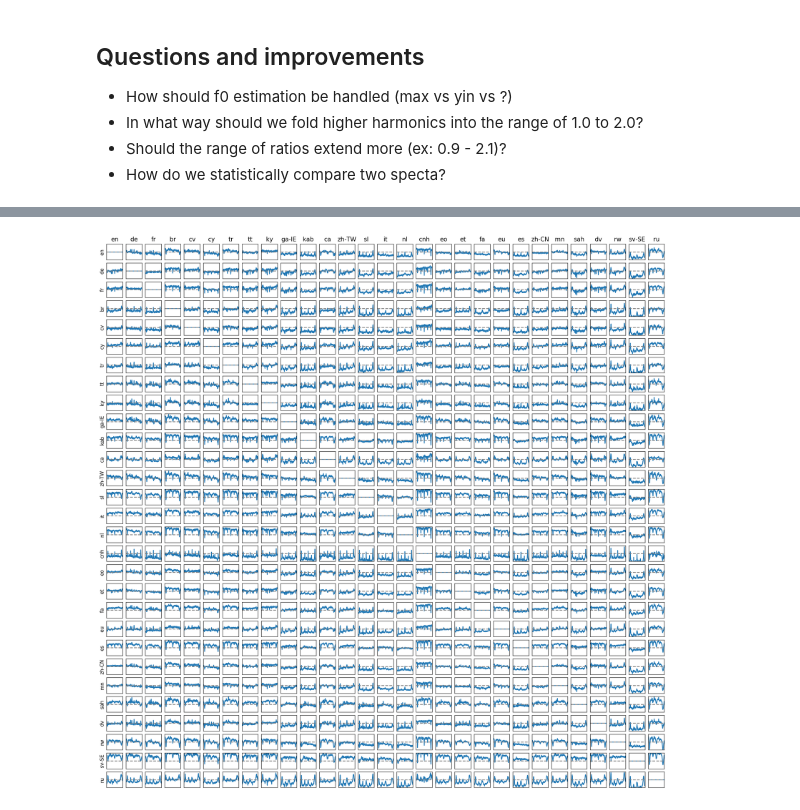
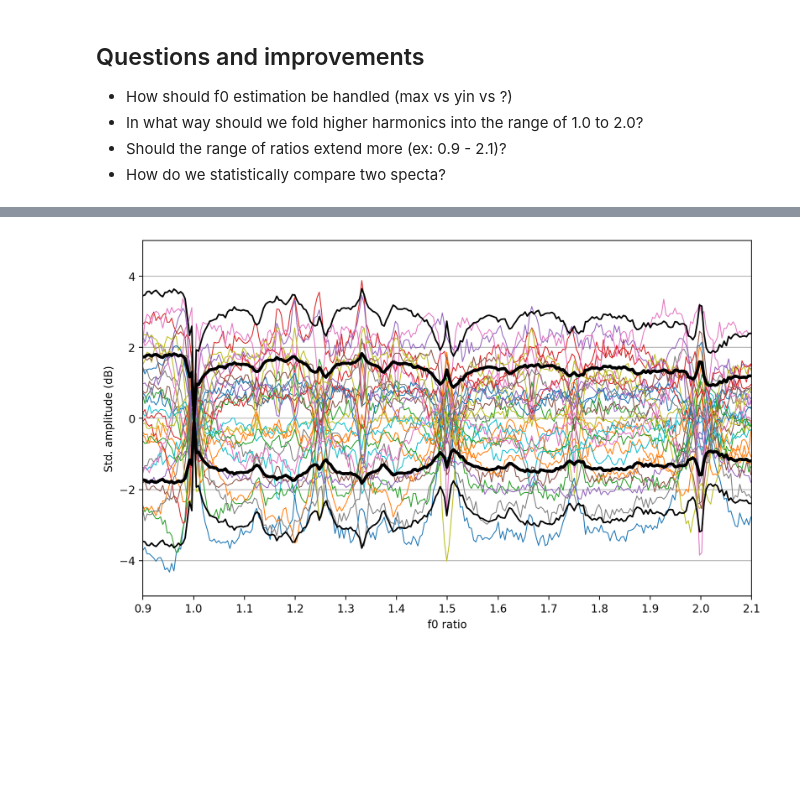
Before and after one commit to csteinmetz1/consynthance, a Jupyter notebook: voice.ipynb, the cells around one changed output, grey strips where cells are left out. Drawn from its saved outputs; the diff is of its cells as text; code cells hidden in the pictures; blank space fills up the shorter version.

```diff
--- a/voice.ipynb
+++ b/voice.ipynb
@@ -317,3 +317,39 @@ plt.show()
+# %%
+fig, ax = plt.subplots(figsize=(10, 6))
+
+for idx, lang in enumerate(langs):
+    plt.plot(ratio_idx, spectrum_mean - freq_data_mean_db[:,idx], linewidth=0.8)
+
+plt.plot(ratio_idx, spectrum_std, linestyle="-", c='k',  linewidth=2.8, zorder=99)
+plt.plot(ratio_idx, -spectrum_std, linestyle="-", c='k',  linewidth=2.8, zorder=99)
+plt.plot(ratio_idx, 2 * spectrum_std, linestyle="-", c='k', linewidth=1.4,  zorder=99)
+plt.plot(ratio_idx, -2 * spectrum_std, linestyle="-", c='k', linewidth=1.4, zorder=99)
+
+common = [6/5, 5/4, 4/3, 7/5, 3/2, 8/5, 5/3, 9/5, 2/1]
+names = ["m3", "M3", "P4", "tt", "P5", " m6", "M6", "m7", "P8"]
+
+ylim_range = 3
+
+for ratio, name in zip(common, names):
+    idx = np.argwhere(ratio_idx == find_nearest(ratio_idx, ratio))
+    x_val = ratio_idx[idx]
+    ymin = np.abs(np.squeeze(spectrum_std[idx])) / ylim_range
+    ymax = ymin + 0.08
+
+    ymag = np.squeeze(spectrum_std[idx])
+
+    #plt.axvline(x_val, ymin=ymin-0.05, ymax=ymin-0.1, c='k', zorder=2, linewidth=1.0)
+    #plt.text(x_val-0.02, ymag-0.5, name, weight='bold')
+
+plt.xticks(np.arange(0.9, 2.1, 0.1))
+plt.xlim([0.9, 2.1])
+plt.ylim([-5,5])
+plt.ylabel('Std. amplitude (dB)')
+plt.xlabel('f0 ratio')
+plt.grid(axis='y')
+plt.show()
+# %% [output]
+[figure, added]
 # %%
 nlangs = len(langs)
 plot_type = "diff" # sum or diff
@@ -352,7 +388,7 @@ for langA in langs:
             ax.set_ylim([-8,8])
 
         elif plot_type == "sum":
-            plot_val = np.sum(np.abs(freq_data_mean_dbA-freq_data_mean_dbB))/4000
+            plot_val = np.sum(np.abs(freq_data_mean_dbA-freq_data_mean_dbB))/3000
             if plot_val > 1.0 or plot_val < -1.0:
                 print(plot_val)
             ax.set_xticks([])
@@ -369,5 +405,3 @@ for langA in langs:
         subplot_idx += 1
 
 plt.show()
-# %% [output]
-[figure, removed]
```
Also changed, not shown: parts of 3 cells of this notebook.
